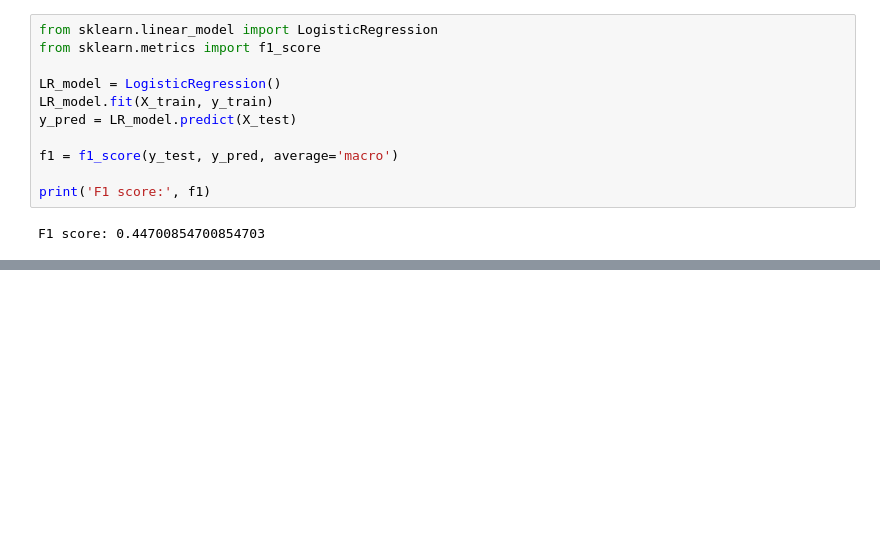
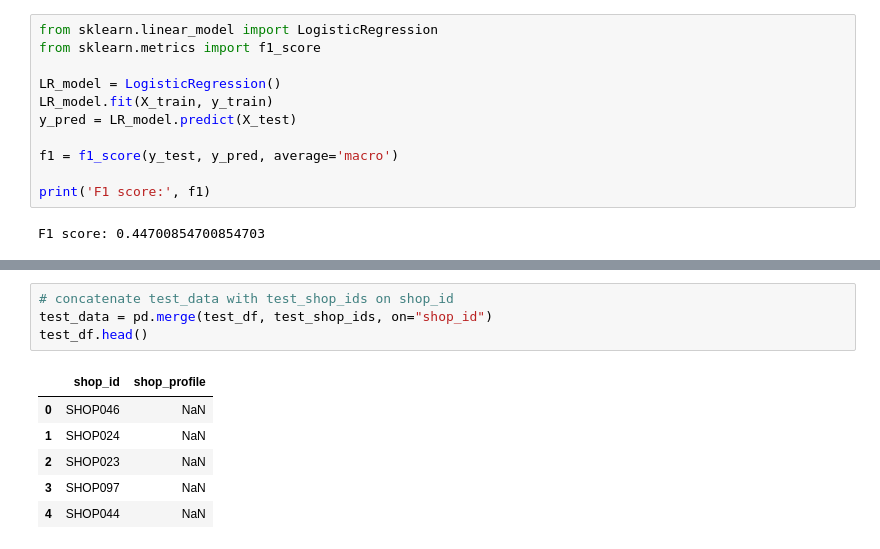
Before and after one commit to joelsathi/DataStorm-4.0-BrainLeftException, a Jupyter notebook: competition-notebook.ipynb, the cells around one changed output, grey strips where cells are left out. Cells and saved outputs as stored; diff of their text form; blank space fills up the shorter version.

```diff
--- a/competition-notebook.ipynb
+++ b/competition-notebook.ipynb
@@ -661,0 +722,11 @@ F1 score: 0.44700854700854703
+# %%
+# concatenate test_data with test_shop_ids on shop_id
+test_data = pd.merge(test_df, test_shop_ids, on="shop_id")
+test_df.head()
+# %% [output]
+|  | shop_id | shop_profile |
+| 0 | SHOP046 | NaN |
+| 1 | SHOP024 | NaN |
+| 2 | SHOP023 | NaN |
+| 3 | SHOP097 | NaN |
+| 4 | SHOP044 | NaN |
```
Also changed, not shown: parts of 26 cells of this notebook, 2 other files.
